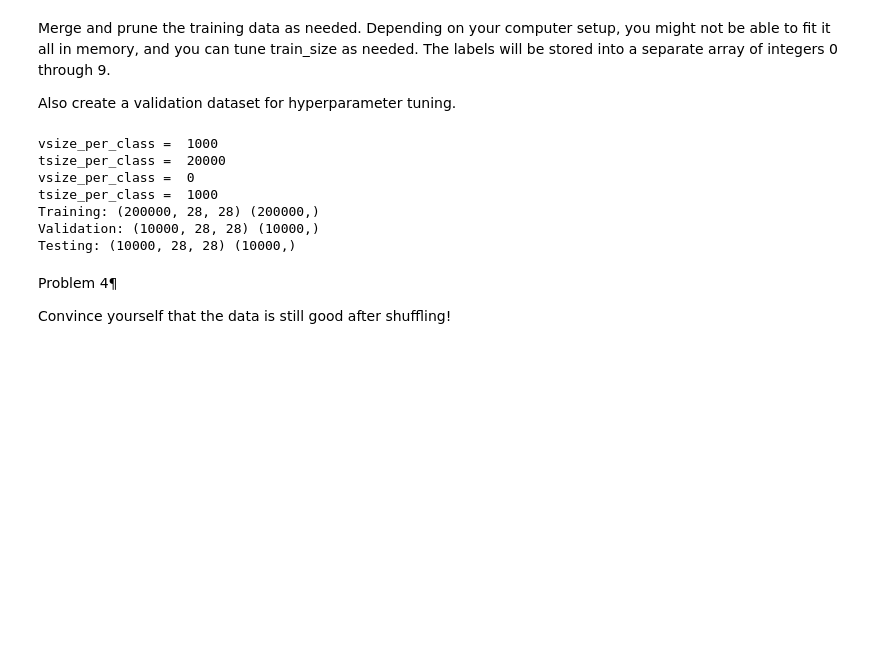
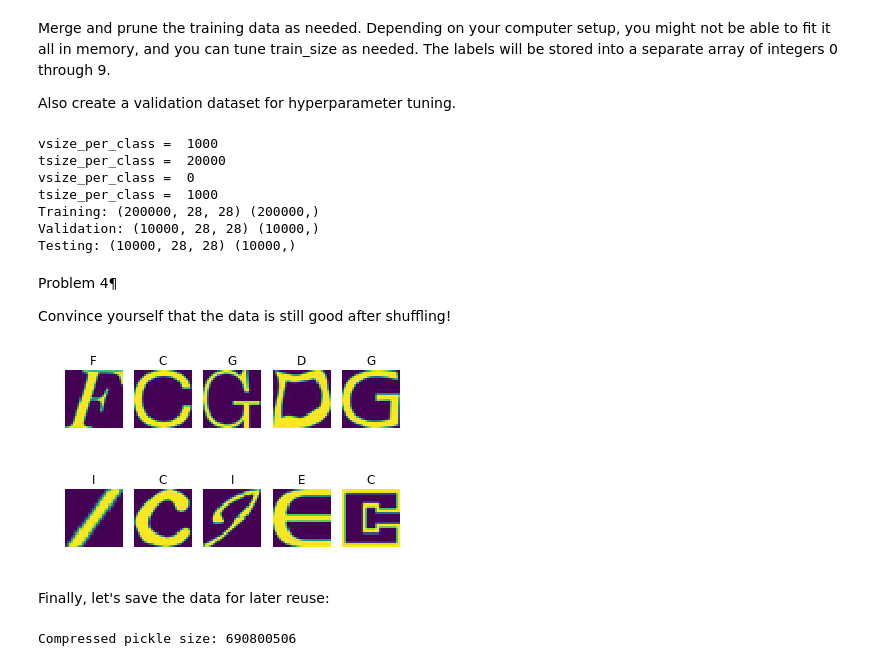
Before and after one commit to AvishekParajuli/udacity-deep-learning, a Jupyter notebook: 1_notmnist.ipynb, the cells around one changed output. Cells and saved outputs as stored; diff of their text form; code cells hidden in the pictures; blank space fills up the shorter version.

```diff
--- a/1_notmnist.ipynb
+++ b/1_notmnist.ipynb
@@ -398,3 +398,22 @@ valid_dataset, valid_labels = randomize(valid_dataset, valid_labels)
 Problem 4¶
 
 Convince yourself that the data is still good after shuffling!
+# %%
+#%%
+# problem 4: display one sample from each label and convince urself that the
+# data is good even after shuffling and randomizing
+labelDictNames ={0: 'A', 1:'B', 2:'C', 3:'D', 4:'E', 5:'F', 6:'G', 7:'H', 8:'I', 9:'J'}
+def disp_dataset_samples(dataset, labels):
+    dataset_len = len(dataset)
+    indices = random.sample(range(dataset_len), 10)
+    for i, index in enumerate(indices):
+        plt.subplot(2,5,i+1)
+        plt.title(labelDictNames[labels[index]])
+        plt.imshow(dataset[index])
+        plt.axis('off')
+
+disp_shuffled_dataset(train_dataset, train_labels)
+# %% [output]
+[figure, added]
+# %% [markdown]
+Finally, let's save the data for later reuse:
@@ -400,0 +438,5 @@ Convince yourself that the data is still good after shuffling!
+# %%
+statinfo = os.stat(pickle_file)
+print('Compressed pickle size:', statinfo.st_size)
+# %% [output]
+Compressed pickle size: 690800506
```
Also changed, not shown: parts of 3 cells of this notebook.
